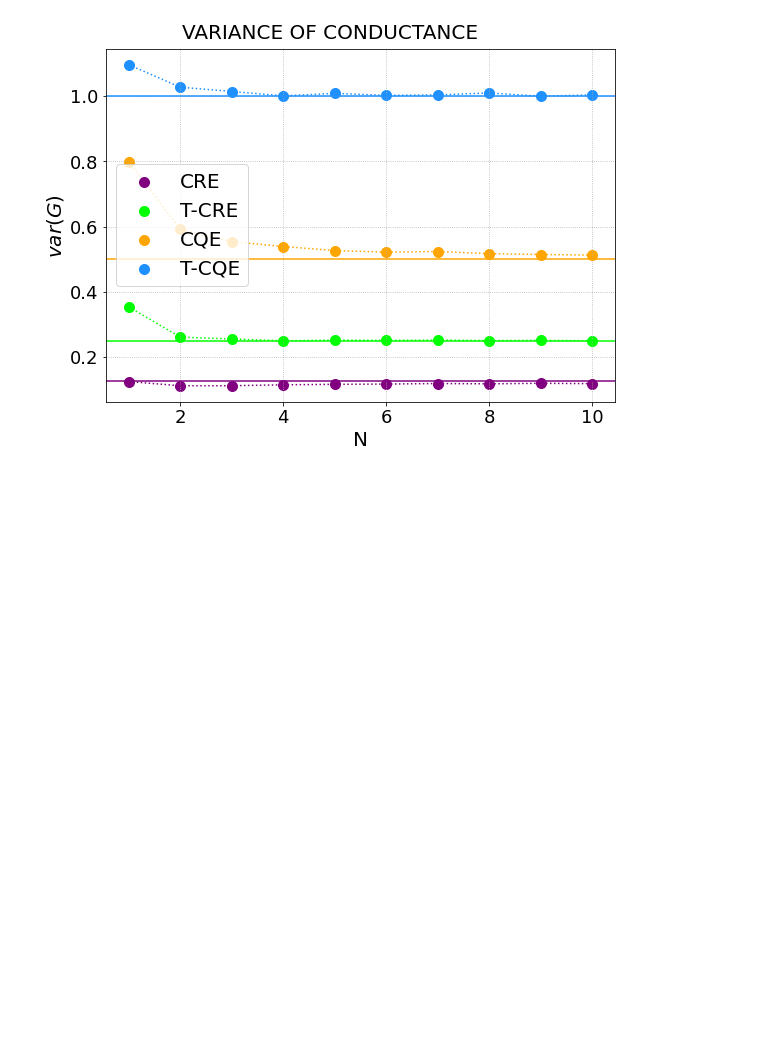
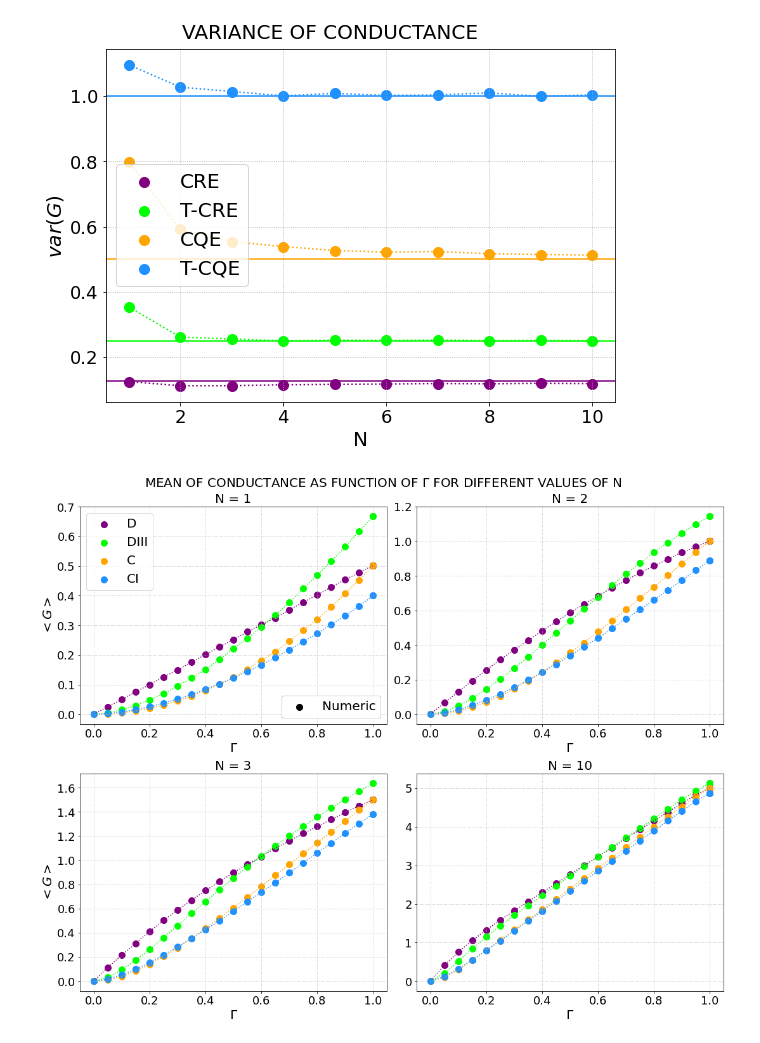
Before and after one commit to Rafffaelb/Andreev_Billiard, a Jupyter notebook: Altland-Zirnbauer/Data_Analysis/Andreev_Conductance_ShotNoise.ipynb, the cells around one changed output. Cells and saved outputs as stored; diff of their text form; code cells hidden in the pictures; blank space fills up the shorter version.

Commit message:
Implementing simulation of conductance as function of Gamma

```diff
--- a/Altland-Zirnbauer/Data_Analysis/Andreev_Conductance_ShotNoise.ipynb
+++ b/Altland-Zirnbauer/Data_Analysis/Andreev_Conductance_ShotNoise.ipynb
@@ -518,0 +659,86 @@ axs.axhline(y=(1/8), color='purple', linestyle='-')
+# %%
+meanG_D_1 = np.mean(G_D_Gamma_N1, axis = 0)
+meanG_DIII_1 = np.mean(G_DIII_Gamma_N1, axis = 0)
+meanG_C_1 = np.mean(G_C_Gamma_N1, axis = 0)
+meanG_CI_1 = np.mean(G_CI_Gamma_N1, axis = 0)
+
+meanG_D_2 = np.mean(G_D_Gamma_N2, axis = 0)
+meanG_DIII_2 = np.mean(G_DIII_Gamma_N2, axis = 0)
+meanG_C_2 = np.mean(G_C_Gamma_N2, axis = 0)
+meanG_CI_2 = np.mean(G_CI_Gamma_N2, axis = 0)
+
+meanG_D_3 = np.mean(G_D_Gamma_N3, axis = 0)
+meanG_DIII_3 = np.mean(G_DIII_Gamma_N3, axis = 0)
+meanG_C_3 = np.mean(G_C_Gamma_N3, axis = 0)
+meanG_CI_3 = np.mean(G_CI_Gamma_N3, axis = 0)
+
+meanG_D_10 = np.mean(G_D_Gamma_N10, axis = 0)
+meanG_DIII_10 = np.mean(G_DIII_Gamma_N10, axis = 0)
+meanG_C_10 = np.mean(G_C_Gamma_N10, axis = 0)
+meanG_CI_10 = np.mean(G_CI_Gamma_N10, axis = 0)
+# %%
+fig, axs = plt.subplots(2,2, figsize = (15,12), constrained_layout = True)
+
+fig.suptitle(r'MEAN OF CONDUCTANCE AS FUNCTION OF $\Gamma$ FOR DIFFERENT VALUES OF N', fontsize = 20)
+
+N = 1
+
+for i in range(0,2):
+    for j in range(0,2):
+
+        if (i == 0) and (j == 0):
+            axs[0,0].set_title('N = 1', fontsize = 20)
+            axs[0,0].set_ylabel(r'$<G>$', fontsize = 20)
+
+            variable_D = meanG_D_1; variable_DIII = meanG_DIII_1; variable_C = meanG_C_1; variable_CI = meanG_CI_1
+
+        else:
+            if (i == 1) and (j == 0):
+
+                axs[1,0].set_title('N = 3', fontsize = 20)
+                axs[1,0].set_ylabel(r'$<G>$', fontsize = 20)
+
+                variable_D = meanG_D_3; variable_DIII = meanG_DIII_3; variable_C = meanG_C_3; variable_CI = meanG_CI_3
+
+            else:
+                if (i == 0) and (j == 1):
+
+                    axs[0,1].set_title('N = 2', fontsize = 20)
+
+                    variable_D = meanG_D_2; variable_DIII = meanG_DIII_2; variable_C = meanG_C_2; variable_CI = meanG_CI_2
+
+                else:
+                    if (i == 1) and (j == 1):
+                        axs[1,1].set_title('N = 10', fontsize = 20)
+
+                        variable_D = meanG_D_10; variable_DIII = meanG_DIII_10; variable_C = meanG_C_10; variable_CI = meanG_CI_10
+
+        for k in range(0,len(meanG_D_1)):
+            axs[i,j].scatter((k)/20, variable_D[k], s = 100, color = 'purple', alpha = 1)
+            axs[i,j].scatter((k)/20, variable_DIII[k], s = 100, color = 'lime', alpha = 1)
+            axs[i,j].scatter((k)/20, variable_C[k], s = 100, color = 'orange', alpha = 1)
+            axs[i,j].scatter((k)/20, variable_CI[k], s = 100, color = 'dodgerblue', alpha = 1)
+
+            if k == (len(meanG_D_1)-1):
+                Numeric_scatter = axs[i,j].scatter((k)/20, variable_D[k], label = 'Numeric', s = 100, color = 'black', alpha = 1)
+                Class_D = axs[i,j].scatter((k)/20, variable_D[k], label = r'$D$', s = 100, color = 'purple', alpha = 1)
+                Class_DIII = axs[i,j].scatter((k)/20, variable_DIII[k], label = r'$DIII$', s = 100, color = 'lime', alpha = 1)
+                Class_C = axs[i,j].scatter((k)/20, variable_C[k], label = r'$C$', s = 100, color = 'orange', alpha = 1)
+                Class_CI = axs[i,j].scatter((k)/20, variable_CI[k], label = r'$CI$', s = 100, color = 'dodgerblue', alpha = 1)
+
+        axs[i,j].plot([i/20 for i in range(0,21)], variable_D, color = 'purple', linestyle = ':')
+        axs[i,j].plot([i/20 for i in range(0,21)], variable_DIII, color = 'lime', linestyle = ':')
+        axs[i,j].plot([i/20 for i in range(0,21)], variable_C, color = 'orange', linestyle = ':')
+        axs[i,j].plot([i/20 for i in range(0,21)], variable_CI, color = 'dodgerblue', linestyle = ':')
+
+        axs[i,j].grid(linestyle=':')
+
+        first_legend = axs[0,0].legend([Numeric_scatter], ["Numeric"], loc = "lower right", fontsize = 20)
+        axs[0,0].add_artist(first_legend)
+        axs[0,0].legend([Class_D, Class_DIII, Class_C, Class_CI], [r'D', r'DIII',r'C',r'CI'], loc = "upper left", fontsize = 20)
+
+        axs[i,j].set_xlabel(r'$\Gamma$', fontsize = 20)
+        axs[i,j].tick_params(axis = 'both', which = 'major', labelsize = 18)
+        N = N + 1
+# %% [output]
+[figure, added]
```
Also changed, not shown: parts of 12 cells of this notebook, 15 other files.
